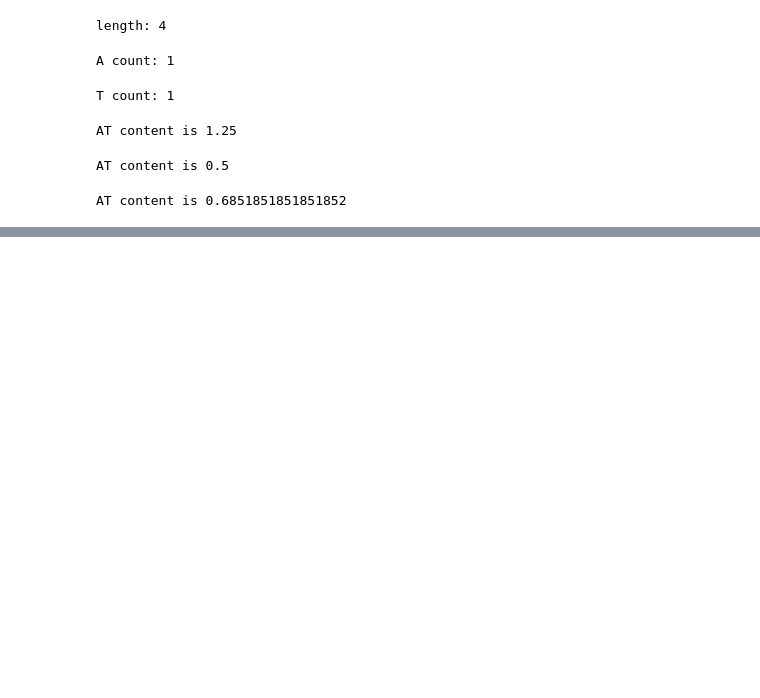
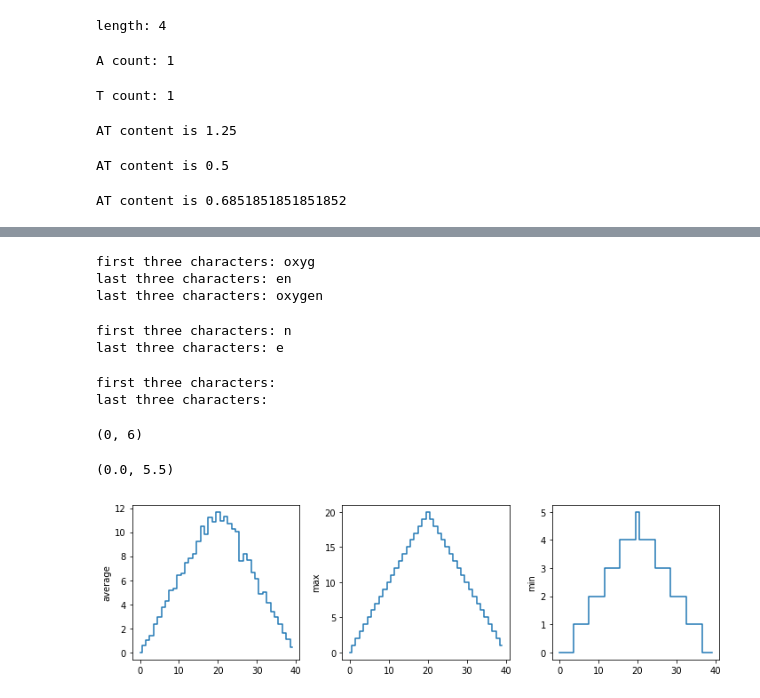
Before and after one commit to ysalama3/homework, a Jupyter notebook: week-3-hw-eeb177.ipynb, the cells around one changed output, grey strips where cells are left out. Drawn from its saved outputs; the diff is of its cells as text; code cells hidden in the pictures; blank space fills up the shorter version.

```diff
--- a/week-3-hw-eeb177.ipynb
+++ b/week-3-hw-eeb177.ipynb
@@ -75,2 +68,0 @@ import numpy
-# %%
-numpy.loadtxt(fname='inflammation-01.csv', delimiter=',')
@@ -78,0 +84,66 @@ FileNotFoundError: [Errno 2] No such file or directory: 'inflammation-01.csv'
+# %%
+element = 'oxygen'
+print('first three characters:', element[:4])
+print('last three characters:', element[4:])
+print('last three characters:', element[:])
+# %% [output]
+first three characters: oxyg
+last three characters: en
+last three characters: oxygen
+# %%
+element = 'oxygen'
+print('first three characters:', element[-1])
+print('last three characters:', element[-2])
+# %% [output]
+first three characters: n
+last three characters: e
+# %%
+#Thin slices
+element = 'oxygen'
+print('first three characters:', element[3:3])
+print('last three characters:', element[4:4])
+# %% [output]
+first three characters:
+last three characters:
+# %%
+#Plot Scaling
+#Because matplotlib normally sets x and y axes limits to the min and max of our data (depending on data range)
+axes3.set_ylim(0,6)
+axes3.set_ylabel('min')
+axes3.plot(numpy.min(data, axis=0))
+axes3.set_ylim(0,6)
+# %% [output]
+(0, 6)
+# %%
+min_data = numpy.min(data, axis=0)
+axes3.set_ylabel('min')
+axes3.plot(min_data)
+axes3.set_ylim(numpy.min(min_data), numpy.max(min_data) * 1.1)
+# %% [output]
+(0.0, 5.5)
+# %%
+import numpy
+import matplotlib.pyplot
+
+data = numpy.loadtxt(fname='/home/eeb177-student/Desktop/python-novice-inflammation/data/inflammation-10.csv', delimiter=',')
+
+fig = matplotlib.pyplot.figure(figsize=(10.0, 3.0))
+
+axes1 = fig.add_subplot(1, 3, 1)
+axes2 = fig.add_subplot(1, 3, 2)
+axes3 = fig.add_subplot(1, 3, 3)
+
+axes1.set_ylabel('average')
+axes1.plot(numpy.mean(data, axis=0), drawstyle='steps-mid')
+
+axes2.set_ylabel('max')
+axes2.plot(numpy.max(data, axis=0), drawstyle='steps-mid')
+
+axes3.set_ylabel('min')
+axes3.plot(numpy.min(data, axis=0), drawstyle='steps-mid')
+
+fig.tight_layout()
+
+matplotlib.pyplot.show()
+# %% [output]
+[figure, added]
```
Also changed, not shown: parts of 10 cells of this notebook.
